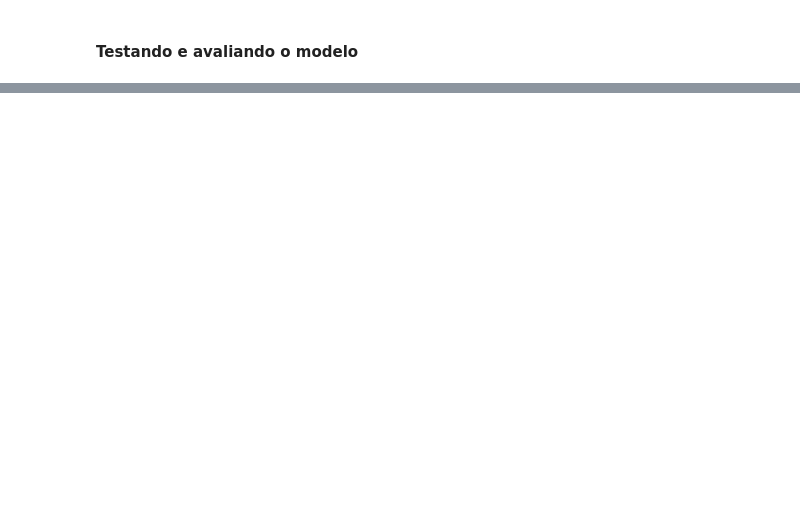
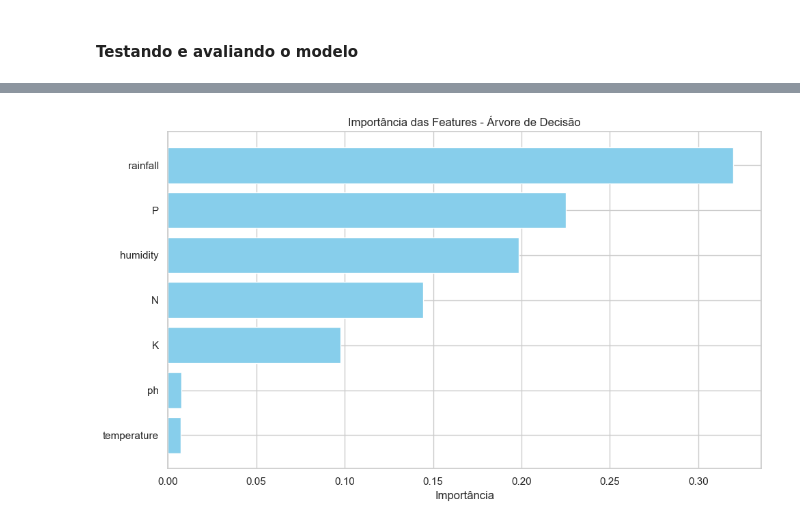
Before and after one commit to Fiap-RJ/Fase-3---Cap-14, a Jupyter notebook: ArthurAlentejo_RM564810_fase3_cap14.ipynb, the cells around one changed output, grey strips where cells are left out. Cells and saved outputs as stored; diff of their text form; code cells hidden in the pictures; blank space fills up the shorter version.

```diff
--- a/ArthurAlentejo_RM564810_fase3_cap14.ipynb
+++ b/ArthurAlentejo_RM564810_fase3_cap14.ipynb
@@ -775,0 +939,21 @@ NameError: name 'plt' is not defined
+# %%
+feature_importances = dtree.feature_importances_
+
+feature_names = X.columns if isinstance(X, pd.DataFrame) else [f"feature_{i}" for i in range(len(feature_importances))]
+
+# Criando um DataFrame para facilitar a visualização
+importances_df = pd.DataFrame({
+    'Feature': feature_names,
+    'Importance': feature_importances
+}).sort_values(by='Importance', ascending=False)
+
+# Plotando
+plt.figure(figsize=(10, 6))
+plt.barh(importances_df['Feature'], importances_df['Importance'], color='skyblue')
+plt.xlabel('Importância')
+plt.title('Importância das Features - Árvore de Decisão')
+plt.gca().invert_yaxis()
+plt.tight_layout()
+plt.show()
+# %% [output]
+[figure, added]
```
Also changed, not shown: parts of 32 cells of this notebook.
